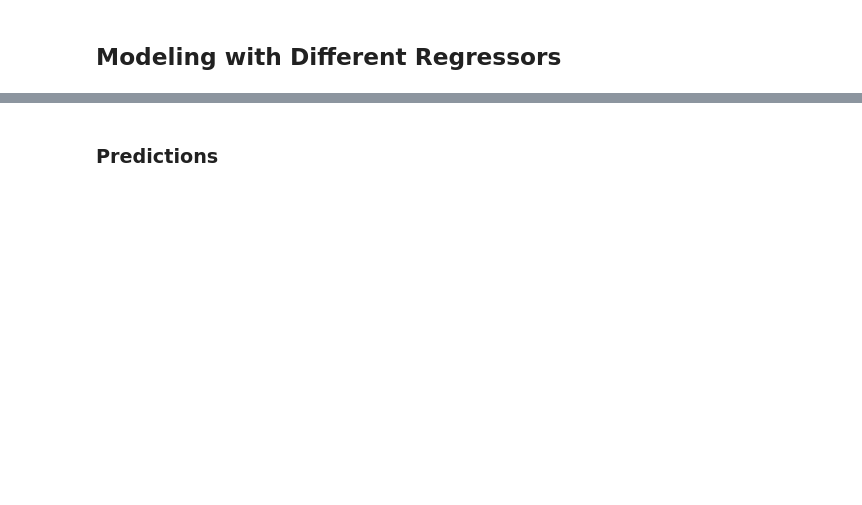
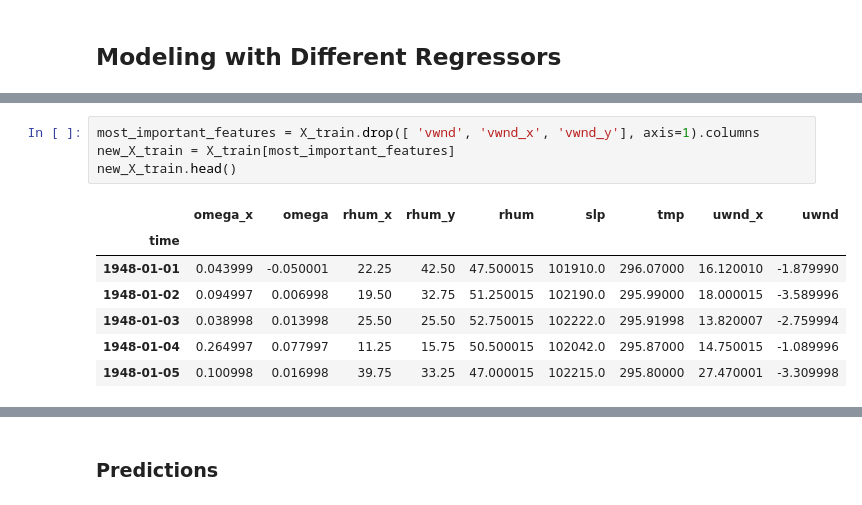
Before and after one commit to abdulmalikadeyemo/Rainfall_Prediction, a Jupyter notebook: Other-models.ipynb, the cells around one changed output, grey strips where cells are left out. Cells and saved outputs as stored; diff of their text form; blank space fills up the shorter version.

```diff
--- a/Other-models.ipynb
+++ b/Other-models.ipynb
@@ -208,0 +235,12 @@ MAPE: 14.38%
+# %%
+most_important_features = X_train.drop([ 'vwnd', 'vwnd_x', 'vwnd_y'], axis=1).columns
+new_X_train = X_train[most_important_features]
+new_X_train.head()
+# %% [output]
+|  | omega_x | omega | rhum_x | rhum_y | rhum | slp | tmp | uwnd_x | uwnd |
+| time |  |  |  |  |  |  |  |  |  |
+| 1948-01-01 | 0.043999 | -0.050001 | 22.25 | 42.50 | 47.500015 | 101910.0 | 296.07000 | 16.120010 | -1.879990 |
+| 1948-01-02 | 0.094997 | 0.006998 | 19.50 | 32.75 | 51.250015 | 102190.0 | 295.99000 | 18.000015 | -3.589996 |
+| 1948-01-03 | 0.038998 | 0.013998 | 25.50 | 25.50 | 52.750015 | 102222.0 | 295.91998 | 13.820007 | -2.759994 |
+| 1948-01-04 | 0.264997 | 0.077997 | 11.25 | 15.75 | 50.500015 | 102042.0 | 295.87000 | 14.750015 | -1.089996 |
+| 1948-01-05 | 0.100998 | 0.016998 | 39.75 | 33.25 | 47.000015 | 102215.0 | 295.80000 | 27.470001 | -3.309998 |
```
Also changed, not shown: parts of 25 cells of this notebook.
